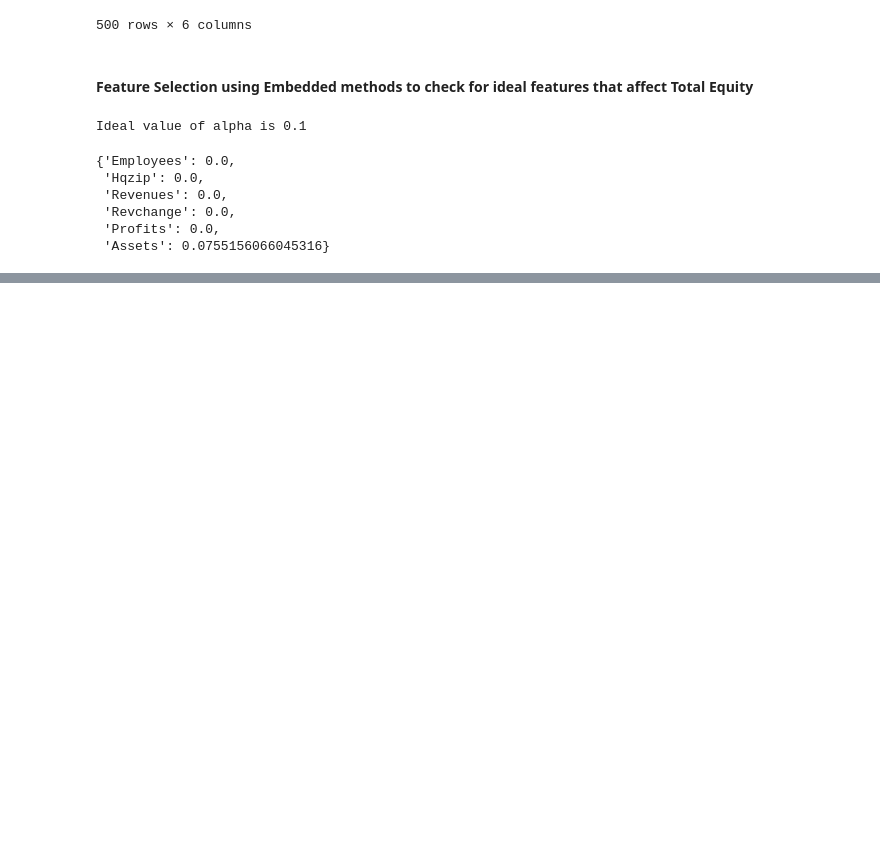
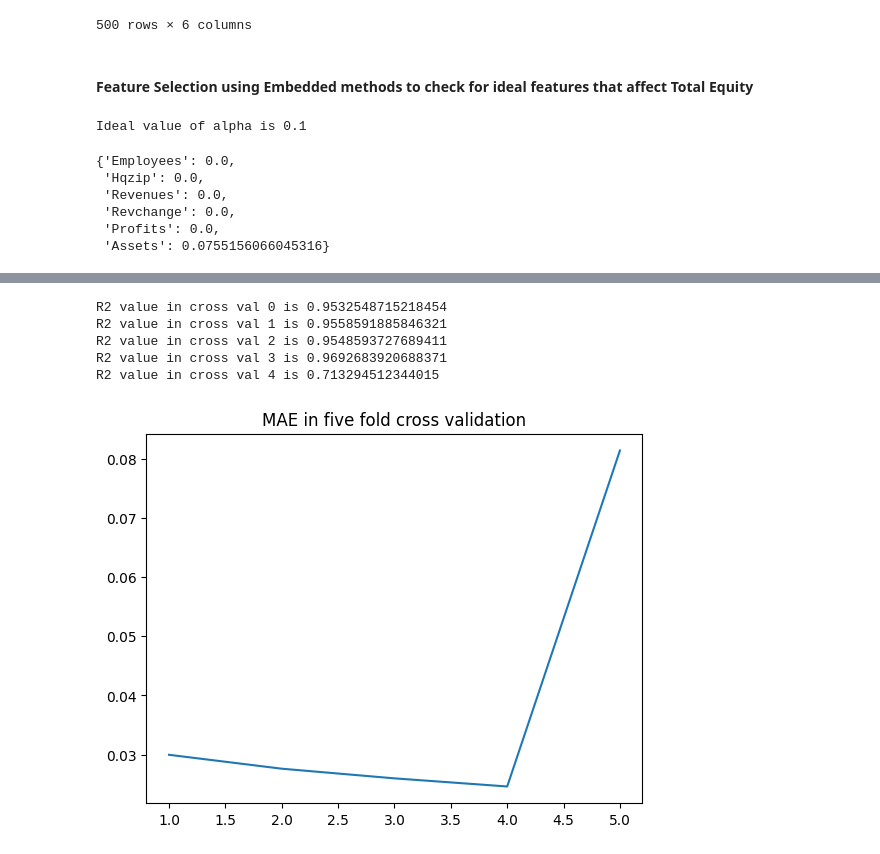
Before and after one commit to arjun8009/Python-Exeter, a Jupyter notebook: Learning Form Data ECMM445-CA1.ipynb, the cells around one changed output, grey strips where cells are left out. Drawn from its saved outputs; the diff is of its cells as text; code cells hidden in the pictures; blank space fills up the shorter version.

```diff
--- a/Learning Form Data ECMM445-CA1.ipynb
+++ b/Learning Form Data ECMM445-CA1.ipynb
@@ -837,0 +877,18 @@ plt.show()
+# %%
+MAE_test = []
+for i in range(5):
+    print('R2 value in cross val {0} is {1}'.format(i,r2_score(data_merged.loc[test_indexes_per_split[i],'Totshequity'],
+    model.predict(data_merged.loc[test_indexes_per_split[i],['Assets','Profits','Employees','Revenues']]))))
+    MAE_test.append(mean_absolute_error(data_merged.loc[test_indexes_per_split[i],'Totshequity'],
+    model.predict(data_merged.loc[test_indexes_per_split[i],['Assets','Profits','Employees','Revenues']])))
+plt.figure()
+plt.title('MAE in five fold cross validation')
+plt.plot([1,2,3,4,5],MAE_test)
+plt.show()
+# %% [output]
+R2 value in cross val 0 is 0.9532548715218454
+R2 value in cross val 1 is 0.9558591885846321
+R2 value in cross val 2 is 0.9548593727689411
+R2 value in cross val 3 is 0.9692683920688371
+R2 value in cross val 4 is 0.713294512344015
+[figure, added]
```
Also changed, not shown: parts of 7 cells of this notebook.
